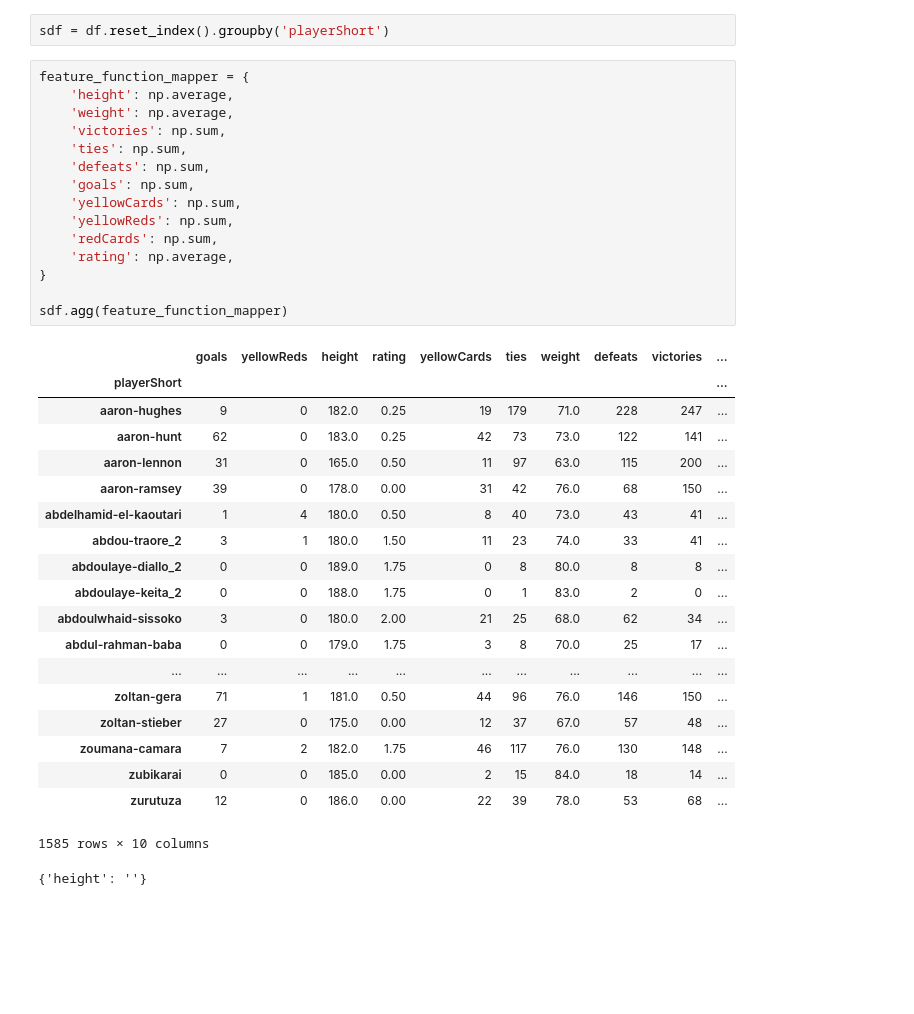
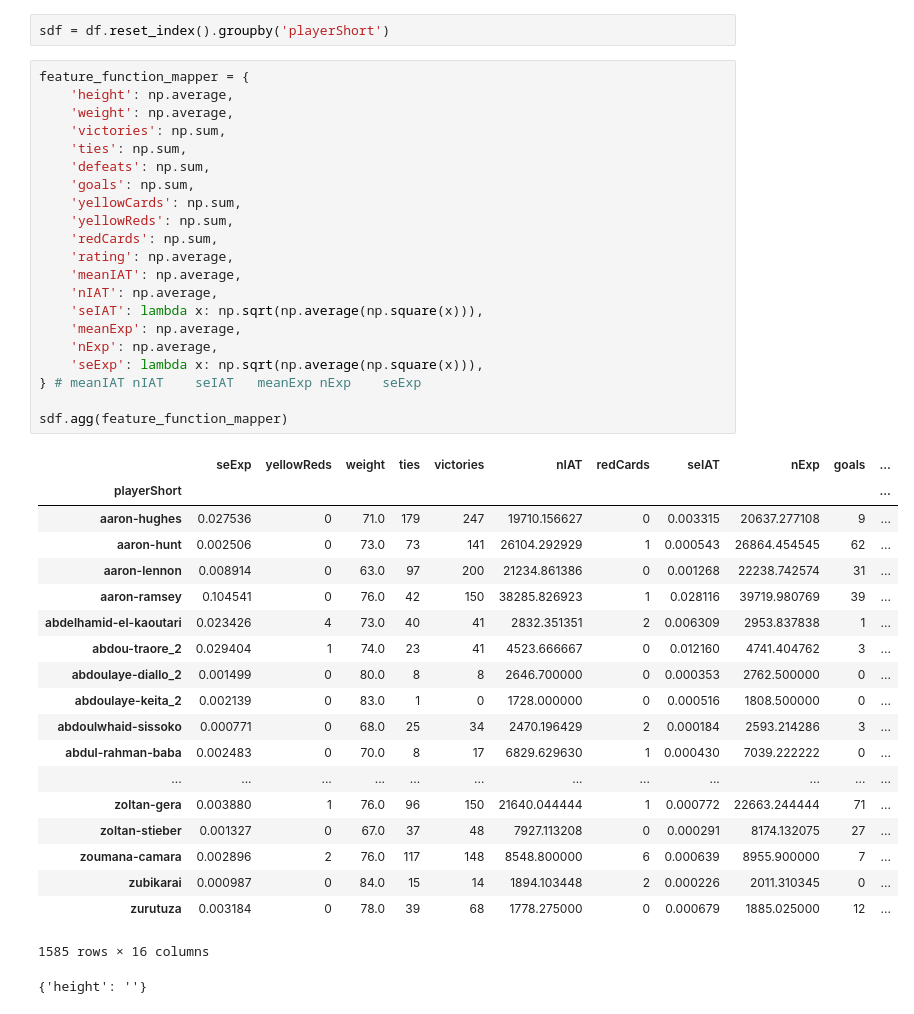
Before and after one commit to ireneu/ada, a Jupyter notebook: HW04/04 - Applied ML.ipynb, the cells around one changed output. Cells and saved outputs as stored; diff of their text form; blank space fills up the shorter version.

```diff
--- a/HW04/04 - Applied ML.ipynb
+++ b/HW04/04 - Applied ML.ipynb
@@ -100,38 +100,44 @@ sdf = df.reset_index().groupby('playerShort')
 # %%
 feature_function_mapper = {
     'height': np.average,
     'weight': np.average,
     'victories': np.sum,
     'ties': np.sum,
     'defeats': np.sum,
     'goals': np.sum,
     'yellowCards': np.sum,
     'yellowReds': np.sum,
     'redCards': np.sum,
     'rating': np.average,
-}
+    'meanIAT': np.average,
+    'nIAT': np.average,
+    'seIAT': lambda x: np.sqrt(np.average(np.square(x))),
+    'meanExp': np.average,
+    'nExp': np.average,
+    'seExp': lambda x: np.sqrt(np.average(np.square(x))),
+} # meanIAT	nIAT	seIAT	meanExp	nExp	seExp
 
 sdf.agg(feature_function_mapper)
 # %% [output]
-|  | goals | yellowReds | height | rating | yellowCards | ties | weight | defeats | victories | ... |
-| playerShort |  |  |  |  |  |  |  |  |  | ... |
-| aaron-hughes | 9 | 0 | 182.0 | 0.25 | 19 | 179 | 71.0 | 228 | 247 | ... |
-| aaron-hunt | 62 | 0 | 183.0 | 0.25 | 42 | 73 | 73.0 | 122 | 141 | ... |
-| aaron-lennon | 31 | 0 | 165.0 | 0.50 | 11 | 97 | 63.0 | 115 | 200 | ... |
-| aaron-ramsey | 39 | 0 | 178.0 | 0.00 | 31 | 42 | 76.0 | 68 | 150 | ... |
-| abdelhamid-el-kaoutari | 1 | 4 | 180.0 | 0.50 | 8 | 40 | 73.0 | 43 | 41 | ... |
-| abdou-traore_2 | 3 | 1 | 180.0 | 1.50 | 11 | 23 | 74.0 | 33 | 41 | ... |
-| abdoulaye-diallo_2 | 0 | 0 | 189.0 | 1.75 | 0 | 8 | 80.0 | 8 | 8 | ... |
-| abdoulaye-keita_2 | 0 | 0 | 188.0 | 1.75 | 0 | 1 | 83.0 | 2 | 0 | ... |
-| abdoulwhaid-sissoko | 3 | 0 | 180.0 | 2.00 | 21 | 25 | 68.0 | 62 | 34 | ... |
-| abdul-rahman-baba | 0 | 0 | 179.0 | 1.75 | 3 | 8 | 70.0 | 25 | 17 | ... |
-| ... | ... | ... | ... | ... | ... | ... | ... | ... | ... | ... |
-| zoltan-gera | 71 | 1 | 181.0 | 0.50 | 44 | 96 | 76.0 | 146 | 150 | ... |
-| zoltan-stieber | 27 | 0 | 175.0 | 0.00 | 12 | 37 | 67.0 | 57 | 48 | ... |
-| zoumana-camara | 7 | 2 | 182.0 | 1.75 | 46 | 117 | 76.0 | 130 | 148 | ... |
-| zubikarai | 0 | 0 | 185.0 | 0.00 | 2 | 15 | 84.0 | 18 | 14 | ... |
-| zurutuza | 12 | 0 | 186.0 | 0.00 | 22 | 39 | 78.0 | 53 | 68 | ... |
+|  | seExp | yellowReds | weight | ties | victories | nIAT | redCards | seIAT | nExp | goals | ... |
+| playerShort |  |  |  |  |  |  |  |  |  |  | ... |
+| aaron-hughes | 0.027536 | 0 | 71.0 | 179 | 247 | 19710.156627 | 0 | 0.003315 | 20637.277108 | 9 | ... |
+| aaron-hunt | 0.002506 | 0 | 73.0 | 73 | 141 | 26104.292929 | 1 | 0.000543 | 26864.454545 | 62 | ... |
+| aaron-lennon | 0.008914 | 0 | 63.0 | 97 | 200 | 21234.861386 | 0 | 0.001268 | 22238.742574 | 31 | ... |
+| aaron-ramsey | 0.104541 | 0 | 76.0 | 42 | 150 | 38285.826923 | 1 | 0.028116 | 39719.980769 | 39 | ... |
+| abdelhamid-el-kaoutari | 0.023426 | 4 | 73.0 | 40 | 41 | 2832.351351 | 2 | 0.006309 | 2953.837838 | 1 | ... |
+| abdou-traore_2 | 0.029404 | 1 | 74.0 | 23 | 41 | 4523.666667 | 0 | 0.012160 | 4741.404762 | 3 | ... |
+| abdoulaye-diallo_2 | 0.001499 | 0 | 80.0 | 8 | 8 | 2646.700000 | 0 | 0.000353 | 2762.500000 | 0 | ... |
+| abdoulaye-keita_2 | 0.002139 | 0 | 83.0 | 1 | 0 | 1728.000000 | 0 | 0.000516 | 1808.500000 | 0 | ... |
+| abdoulwhaid-sissoko | 0.000771 | 0 | 68.0 | 25 | 34 | 2470.196429 | 2 | 0.000184 | 2593.214286 | 3 | ... |
+| abdul-rahman-baba | 0.002483 | 0 | 70.0 | 8 | 17 | 6829.629630 | 1 | 0.000430 | 7039.222222 | 0 | ... |
+| ... | ... | ... | ... | ... | ... | ... | ... | ... | ... | ... | ... |
+| zoltan-gera | 0.003880 | 1 | 76.0 | 96 | 150 | 21640.044444 | 1 | 0.000772 | 22663.244444 | 71 | ... |
+| zoltan-stieber | 0.001327 | 0 | 67.0 | 37 | 48 | 7927.113208 | 0 | 0.000291 | 8174.132075 | 27 | ... |
+| zoumana-camara | 0.002896 | 2 | 76.0 | 117 | 148 | 8548.800000 | 6 | 0.000639 | 8955.900000 | 7 | ... |
+| zubikarai | 0.000987 | 0 | 84.0 | 15 | 14 | 1894.103448 | 2 | 0.000226 | 2011.310345 | 0 | ... |
+| zurutuza | 0.003184 | 0 | 78.0 | 39 | 68 | 1778.275000 | 0 | 0.000679 | 1885.025000 | 12 | ... |
-1585 rows × 10 columns
+1585 rows × 16 columns
 # %%
 # %% [output]
 {'height': ''}
```
